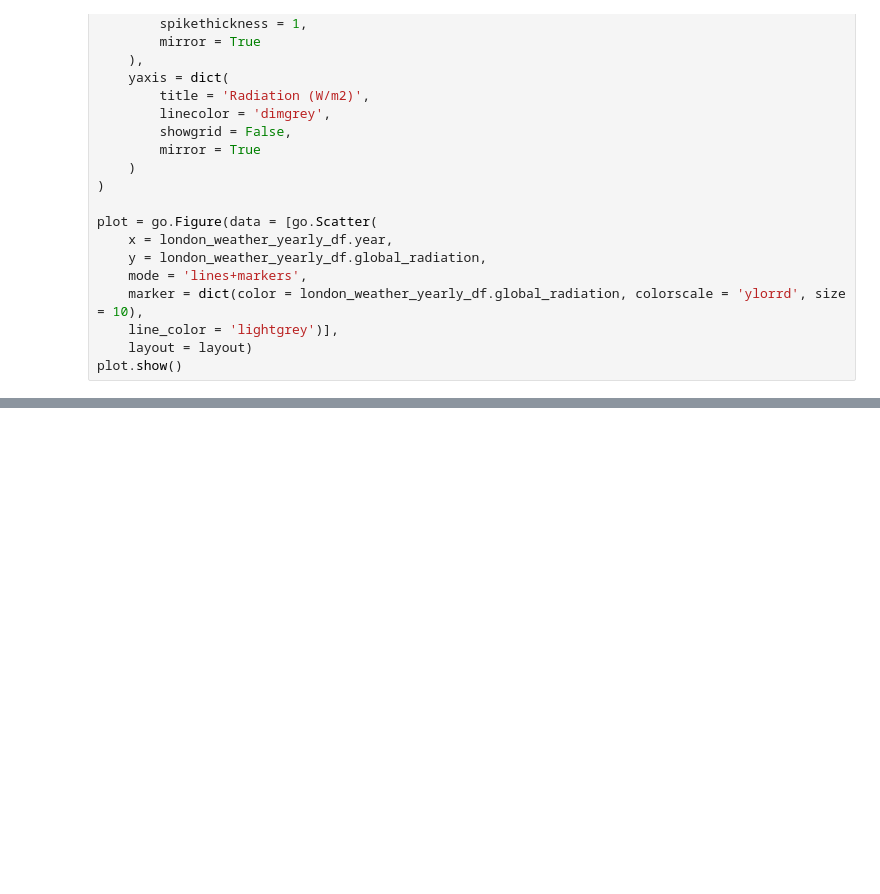
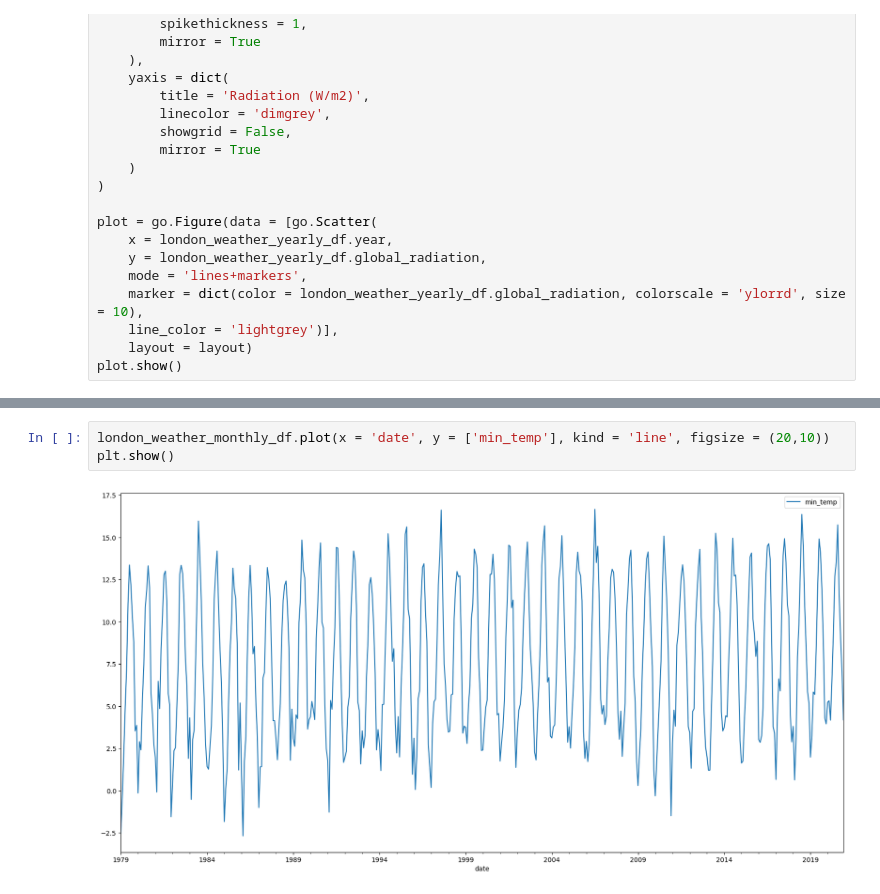
Before and after one commit to musayeda/CMSC_PROJECT_MUSAYED, a Jupyter notebook: main.ipynb, the cells around one changed output, grey strips where cells are left out. Saved outputs shown, nothing was run; the diff lists cells and outputs as text; blank space fills up the shorter version.

```diff
--- a/main.ipynb
+++ b/main.ipynb
@@ -193,0 +199,5 @@ plot.show()
+# %%
+london_weather_monthly_df.plot(x = 'date', y = ['min_temp'], kind = 'line', figsize = (20,10))
+plt.show()
+# %% [output]
+[figure, added]
```
Also changed, not shown: parts of 1 cell of this notebook.
